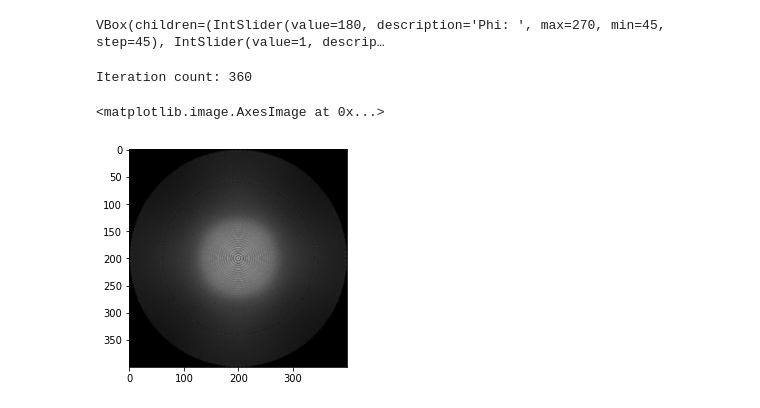
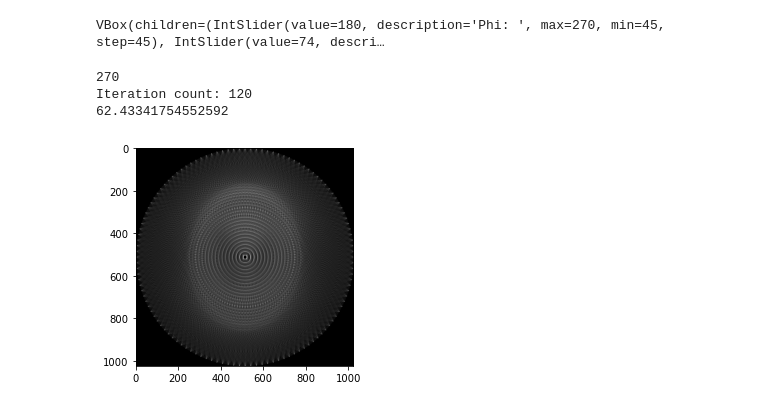
Before and after one commit to codeblessing/S6-IwM, a Jupyter notebook: ct.ipynb, the cells around one changed output. Drawn from its saved outputs; the diff is of its cells as text; code cells hidden in the pictures.

```diff
--- a/ct.ipynb
+++ b/ct.ipynb
@@ -271,16 +151,32 @@ import cv2 as cv
 from matplotlib.pylab import imshow, figure
 from matplotlib import pyplot as plt
 import ipywidgets
-from IPython.display import clear_output
-
-detectors_slider = ipywidgets.IntSlider(value = 74, min = 0, max = 720, step = 90, description = "Detectors: ")
-phi_slider = ipywidgets.IntSlider(value = 180, min = 45, max = 270, step = 45, description = "Phi: ")
-step_slider = ipywidgets.IntSlider(value = 1, min = 1, max = 180, step = 1, description = "Step: ")
-box_layout = ipywidgets.Layout(display = 'flex', flex_flow = 'column', align_items = 'center')
+from IPython.display import display, clear_output
+detectors_slider = ipywidgets.IntSlider(
+    value=74,
+    min=0,
+    max=720,
+    step=90,
+    description="Detectors: ")
+phi_slider = ipywidgets.IntSlider(
+    value=180,
+    min=45,
+    max=270,
+    step=45,
+    description="Phi: "
+)
+step_slider = ipywidgets.IntSlider(
+    value=74,
+    min=1,
+    max=180,
+    step=1,
+    description="Step: "
+)
+box_layout = ipywidgets.Layout(display='flex', flex_flow='column', align_items='center')
 
 out = ipywidgets.Output()
 
-image = cv.imread("data/circle.png", cv.IMREAD_GRAYSCALE)
+image = cv.imread("data/phantom.png", cv.IMREAD_GRAYSCALE)
 
 sinogram = None
 
@@ -290,19 +186,21 @@ def clickf(_):
     with out:
         clear_output()
         global sinogram
-        sinogram = radon(image, phi = phi_slider.value, step = step_slider.value, count = detectors_slider.value)
+        sinogram = radon(image, phi=phi_slider.value,
+                         step=step_slider.value, count=detectors_slider.value)
         drawable = sinogram[:, 1:]
-        figure(figsize = (8, 8))
-        imshow(drawable, cmap = "gray")
+        figure(figsize=(8, 8))
+        imshow(drawable, cmap="gray")
         plt.show()
 
 
-button1 = ipywidgets.Button(description = "Run simulation")
+
+button1 = ipywidgets.Button(description="Run simulation")
 
 button1.on_click(clickf)
-ipywidgets.VBox([phi_slider, step_slider, detectors_slider, button1, out], layout = box_layout)
+ipywidgets.VBox([phi_slider, step_slider, detectors_slider, button1, out], layout=box_layout)
 # %% [output]
-VBox(children=(IntSlider(value=180, description='Phi: ', max=270, min=45, step=45), IntSlider(value=1, descrip…
+VBox(children=(IntSlider(value=180, description='Phi: ', max=270, min=45, step=45), IntSlider(value=74, descri…
 # %%
 def normalize(image):
     import numpy as np
@@ -314,8 +212,7 @@ from skimage import draw
 import math
 
 
-def inverse_radon(sinogram, phi = 180, size = 0):
-    from skimage.util import img_as_ubyte
+def inverse_radon(sinogram, phi = 180, size = 0, use_filter = False):
 
     # output image as np.array
     image = np.zeros((size, size))
@@ -357,19 +254,26 @@ def inverse_radon(sinogram, phi = 180, size = 0):
             line = list(zip(*line))
             image[line[1], line[0]] += sinogram[iteration, i]
 
-    # image = cv.GaussianBlur(image, (3, 3), 0, 0)
-    image = img_as_ubyte(normalize(image))
-    image = cv.medianBlur(image, 3)
+    if filter:
+        image = cv.GaussianBlur(image, (3, 3), 0, 0)
 
     return normalize(image)
 # %%
 from matplotlib.pylab import imshow
 from matplotlib import pyplot as plt
+from numpy import sqrt, mean
 
-inverse = inverse_radon(sinogram, phi=phi_slider.value, size=400)
+def rmse(image1, image2):
+    return sqrt(mean((image1 - image2)**2))
+print(phi_slider.value)
+inverse = inverse_radon(sinogram, phi=phi_slider.value, size=1024, use_filter = False)
 
 imshow(inverse, cmap="gray")
+img1 = cv.imread('data/phantom.png', cv.IMREAD_GRAYSCALE)
+img2 = inverse
+print(rmse(img1, img2))
 # %% [output]
-Iteration count: 360
+270
+Iteration count: 120
+62.43341754552592
-<matplotlib.image.AxesImage at 0x...>
-[figure, old version]
+[figure, new version]
```
Also changed, not shown: parts of 12 cells of this notebook.
